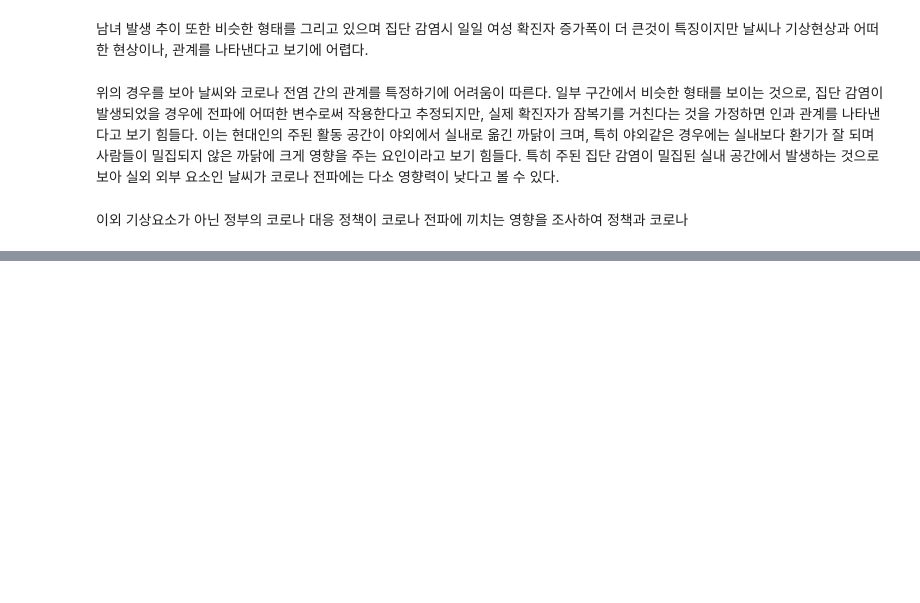
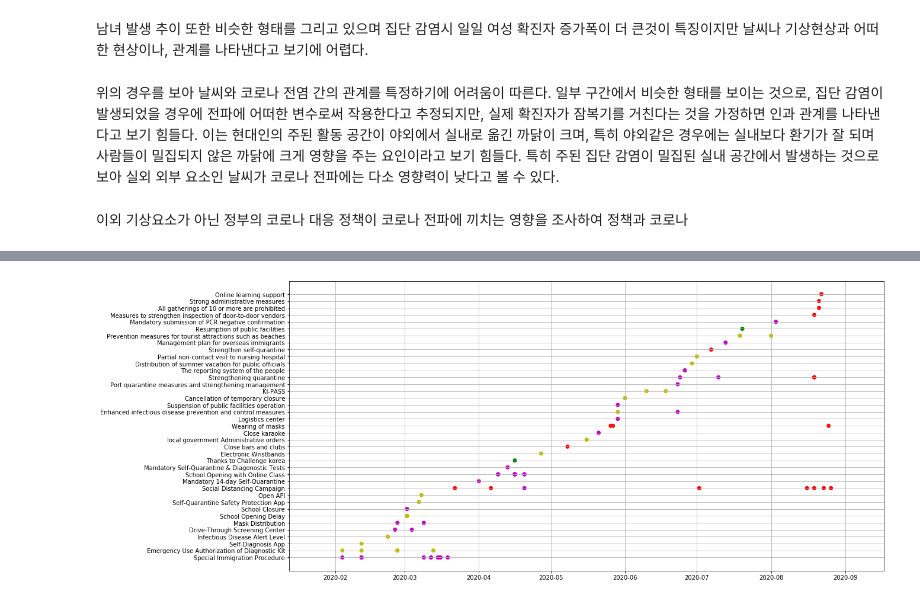
Before and after one commit to fishoe/covid_insight, a Jupyter notebook: insight.ipynb, the cells around one changed output, grey strips where cells are left out. Saved outputs shown, nothing was run; the diff lists cells and outputs as text; code cells hidden in the pictures; blank space fills up the shorter version.

Commit message:
editing_policy

```diff
--- a/insight.ipynb
+++ b/insight.ipynb
@@ -271,3 +271,16 @@ for idx , i in enumerate(gens):
 특히 주된 집단 감염이 밀집된 실내 공간에서 발생하는 것으로 보아 실외 외부 요소인 날씨가 코로나 전파에는 다소 영향력이 낮다고 볼 수 있다.
 # %% [markdown]
 이외 기상요소가 아닌 정부의 코로나 대응 정책이 코로나 전파에 끼치는 영향을 조사하여 정책과 코로나
+# %%
+# Time_fix_2.csv와 Policy_fix_2.csv 파일 불러오기
+time = pd.read_csv('./spd_policy/Time.csv', header='infer')
+policy = pd.read_csv('./spd_policy/Policy.csv', header='infer')
+# %%
+# 그래프에 시간순 연속변수로 사용하기 위해 날짜(str)을 datetime 타입으로 변경
+time['datetime'] = pd.to_datetime(time["date"])
+policy['start_datetime'] = pd.to_datetime(policy['start_date'])
+policy['end_datetime'] = pd.to_datetime(policy['end_date'])
+
+# time과 policy 데이터프레임 정보 확인
+display(time.head(3))
+display(policy.head(3))
@@ -273,0 +296,19 @@ for idx , i in enumerate(gens):
+# %%
+# 그래프의 X 축(정책시행 날짜)을 시간 순서로 정렬
+df_plc = policy.sort_values('start_date', ascending=True)
+
+# 감염을 통한 확진자가 발견된 2월 자료부터 슬라이싱
+df_plc = df_plc.iloc[4:]
+
+# 시간 순서에 의한 정부 정책 시각화
+# 일별 정례브리핑 내용을 바탕으로 정책 별 규제강도 분류
+# 해당 그래프를 토대로 규제강도가 강한 정책의 선별 필요성 확인(그린, 옐로 제거)
+x_plc = df_plc['start_datetime']
+y_plc = df_plc['gov_policy']
+
+plt.figure(figsize=(18,9))
+plt.scatter(x_plc, y_plc, color=df_plc['color'])
+plt.xticks()
+plt.grid()
+# %% [output]
+[figure, added]
```
Also changed, not shown: parts of 5 cells of this notebook, 3 other files.
